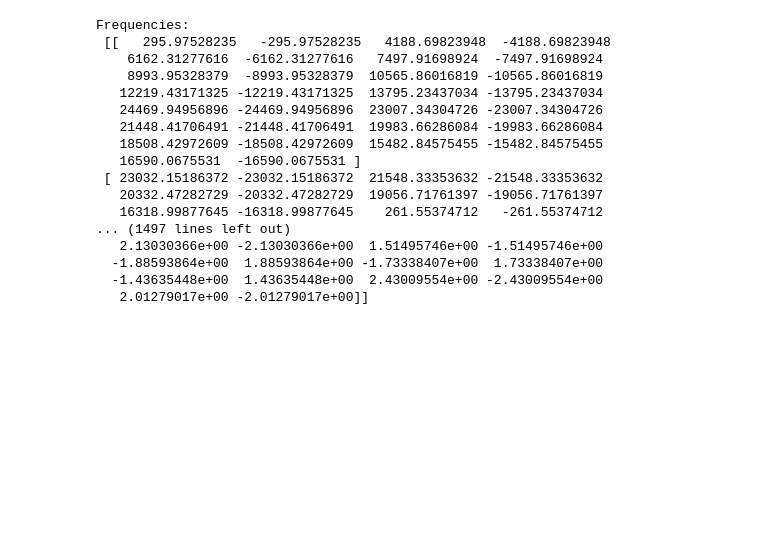
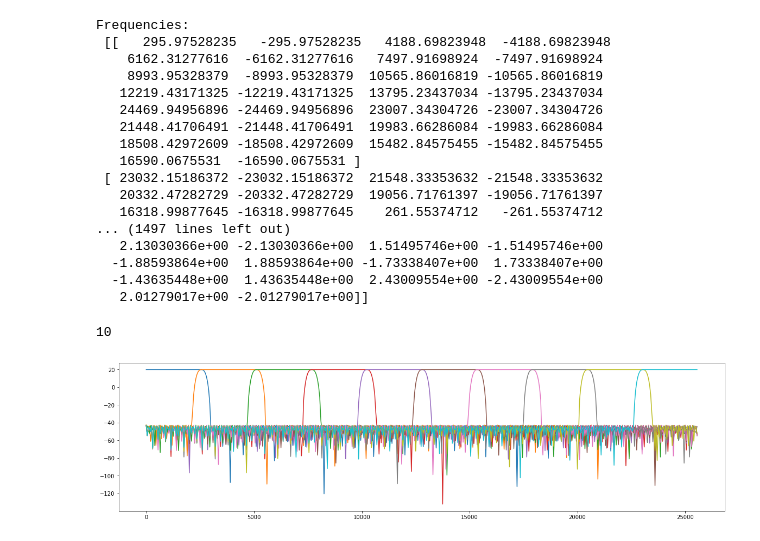
Before and after one commit to piptouque/atiam_pam_hrparam, a Jupyter notebook: source/hr_roy.ipynb, the cells around one changed output. Saved outputs shown, nothing was run; the diff lists cells and outputs as text; code cells hidden in the pictures; blank space fills up the shorter version.

Commit message:
Roy added filter bank

```diff
--- a/source/hr_roy.ipynb
+++ b/source/hr_roy.ipynb
@@ -757,7 +761,7 @@ Frequencies:
 # Another code for filter bank and decimation (incomplete)
 
 center_freqs = np.arange(100, 3000, 100) # à nous de définir selon le signal
-def filter_bank(sig : np.ndarray, center_freqs : np.ndarray, fe : float):
+def filter_bank0(sig : np.ndarray, center_freqs : np.ndarray, fe : float):
     #input
        #sig
        #center_freqs : centered frequencies in filter banks
@@ -784,0 +828,17 @@ def filter_bank(sig : np.ndarray, center_freqs : np.ndarray, fe : float):
+# %%
+coeffs_test = filter_bank(10, fs_mic, 425, 425)
+
+print(len(coeffs_test))
+
+plt.figure(figsize=[20,5])
+
+for i in range(len(coeffs_test)):
+
+    freqs, amps = signal.freqz(coeffs_test[i], [1])
+    plt.plot(0.5*fs_mic*freqs/np.pi, 20*np.log10(np.abs(amps)))
+
+
+plt.show()
+# %% [output]
+10
+[figure, added]
```
Also changed, not shown: parts of 4 cells of this notebook.
